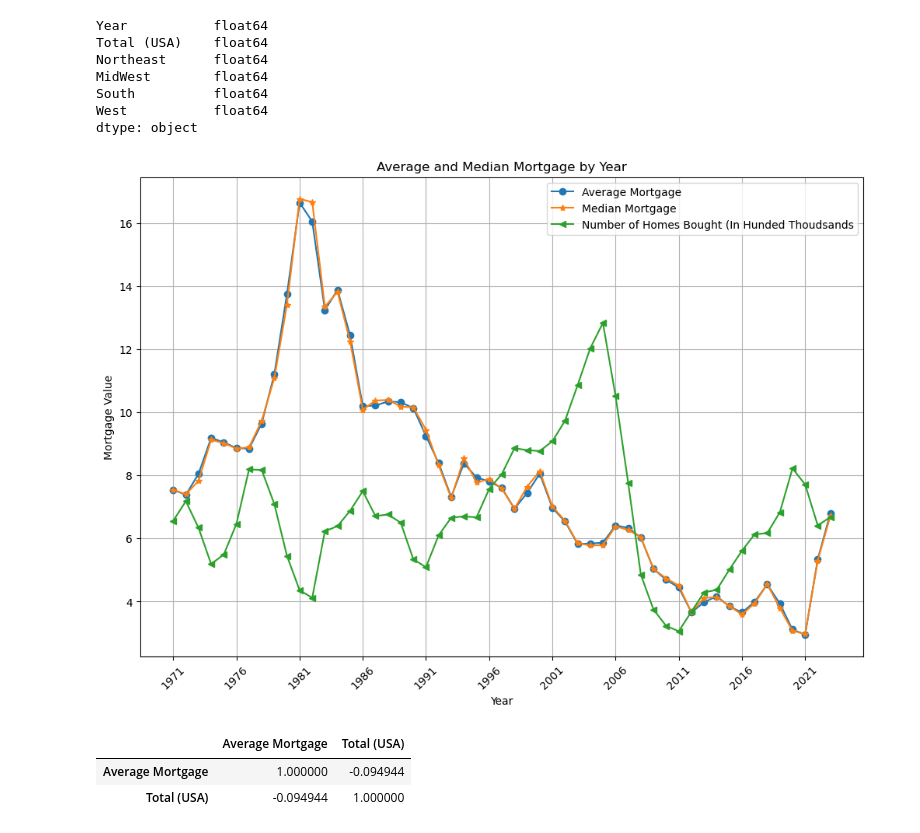
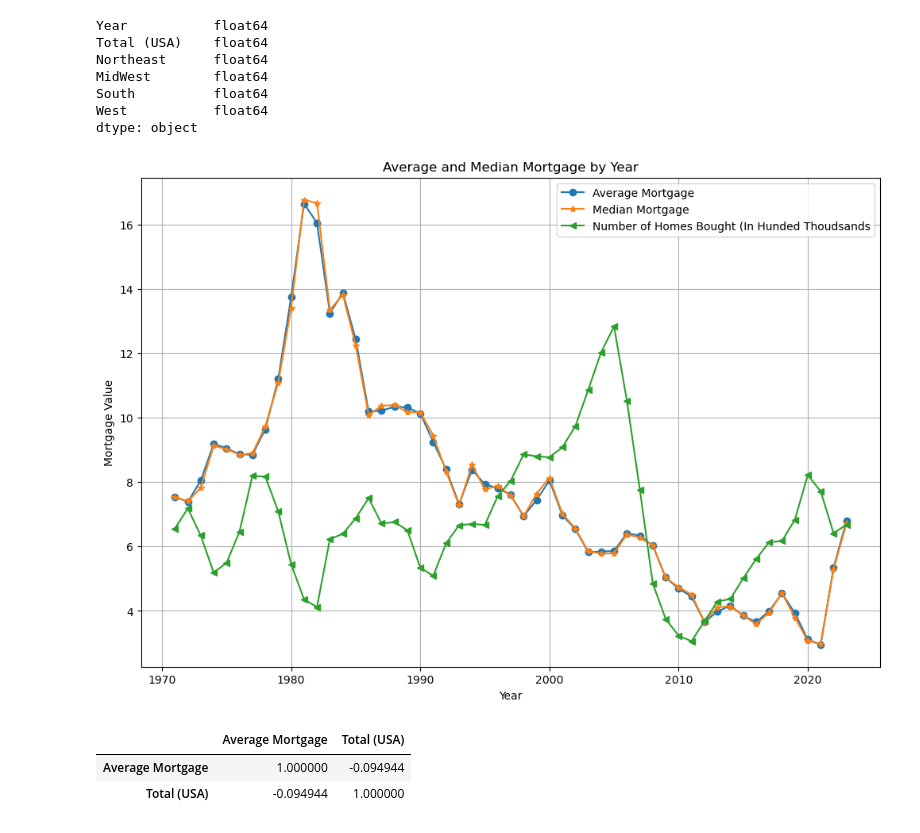
Before and after one commit to isfund/BootCampProject1, a Jupyter notebook: seth_project_work.ipynb, the cells around one changed output. Saved outputs shown, nothing was run; the diff lists cells and outputs as text; code cells hidden in the pictures.

```diff
--- a/seth_project_work.ipynb
+++ b/seth_project_work.ipynb
@@ -116,22 +116,20 @@ dtype: object
 # %%
 med_avg_merged = pd.merge(average_mortgage_by_year, median_mortgage_by_year, on='Year')
 med_avg_merged = pd.merge(med_avg_merged, homes_df, on='Year')
-years = np.arange(med_avg_merged["Year"].min(), med_avg_merged["Year"].max() + 1, 5)
 
 
 plt.figure(figsize=(12, 8))
 plt.plot(med_avg_merged["Year"], med_avg_merged["Average Mortgage"], marker="o", label="Average Mortgage")
 plt.plot(med_avg_merged["Year"], med_avg_merged["Median Mortgage"], marker="*", label="Median Mortgage")
 plt.plot(med_avg_merged["Year"], med_avg_merged["Total (USA)"]/100, marker="<", label="Number of Homes Bought (In Hunded Thoudsands")
 plt.xlabel('Year')
 plt.ylabel('Mortgage Value')
 plt.title('Average and Median Mortgage by Year')
-plt.xticks(years, rotation=45)
 plt.legend()
 plt.grid(True)
 plt.show()
 # %% [output]
-[figure, old version]
+[figure, new version]
 # %%
 homes_mortgage_merge = pd.merge(average_mortgage_by_year, homes_df, on="Year")
 
```
